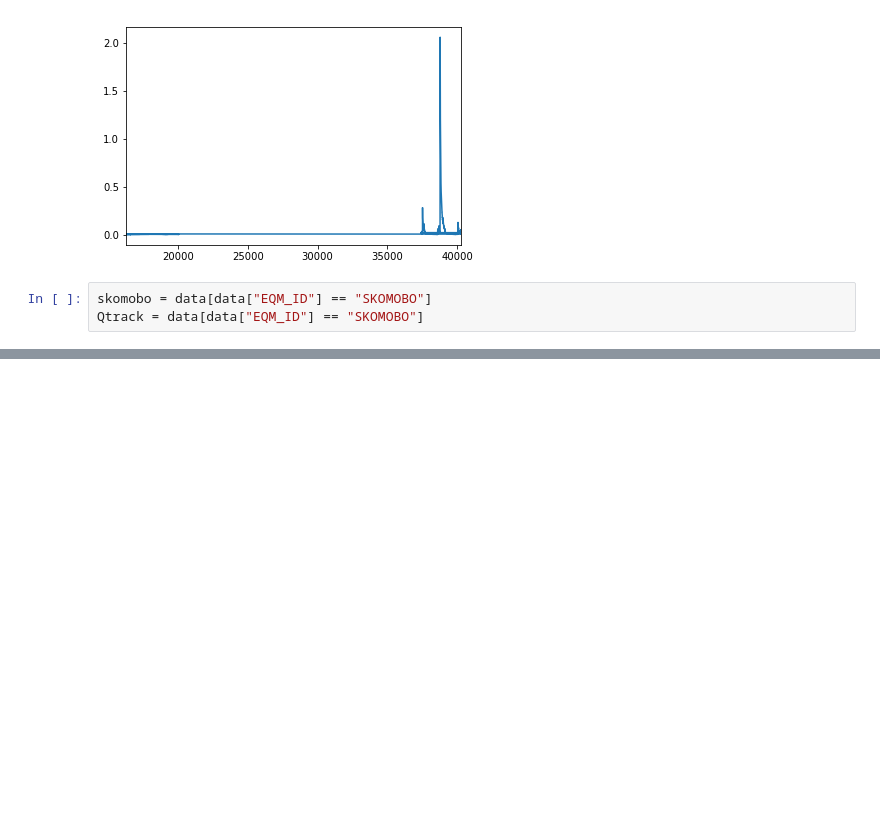
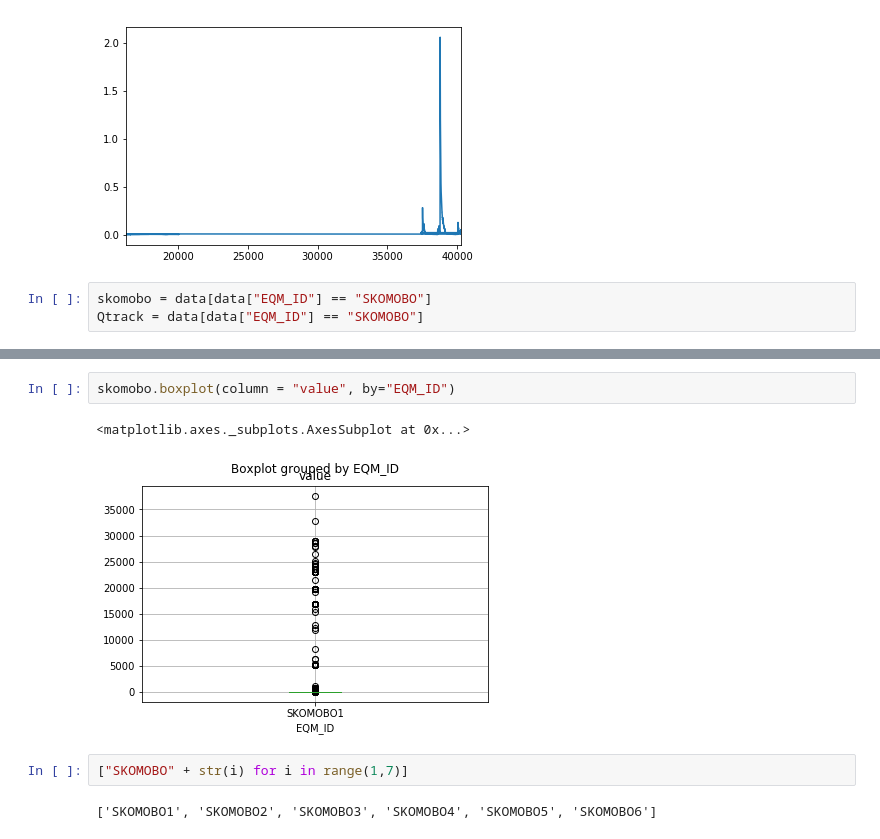
Before and after one commit to SKOMOBO/data_analysis, a Jupyter notebook: notebooks/analysis.ipynb, the cells around one changed output, grey strips where cells are left out. Saved outputs shown, nothing was run; the diff lists cells and outputs as text; blank space fills up the shorter version.

```diff
--- a/notebooks/analysis.ipynb
+++ b/notebooks/analysis.ipynb
@@ -53,0 +84,9 @@ Qtrack = data[data["EQM_ID"] == "SKOMOBO"]
+# %%
+skomobo.boxplot(column = "value", by="EQM_ID")
+# %% [output]
+<matplotlib.axes._subplots.AxesSubplot at 0x...>
+[figure, added]
+# %%
+["SKOMOBO" + str(i) for i in range(1,7)]
+# %% [output]
+['SKOMOBO1', 'SKOMOBO2', 'SKOMOBO3', 'SKOMOBO4', 'SKOMOBO5', 'SKOMOBO6']
```
Also changed, not shown: parts of 16 cells of this notebook.
